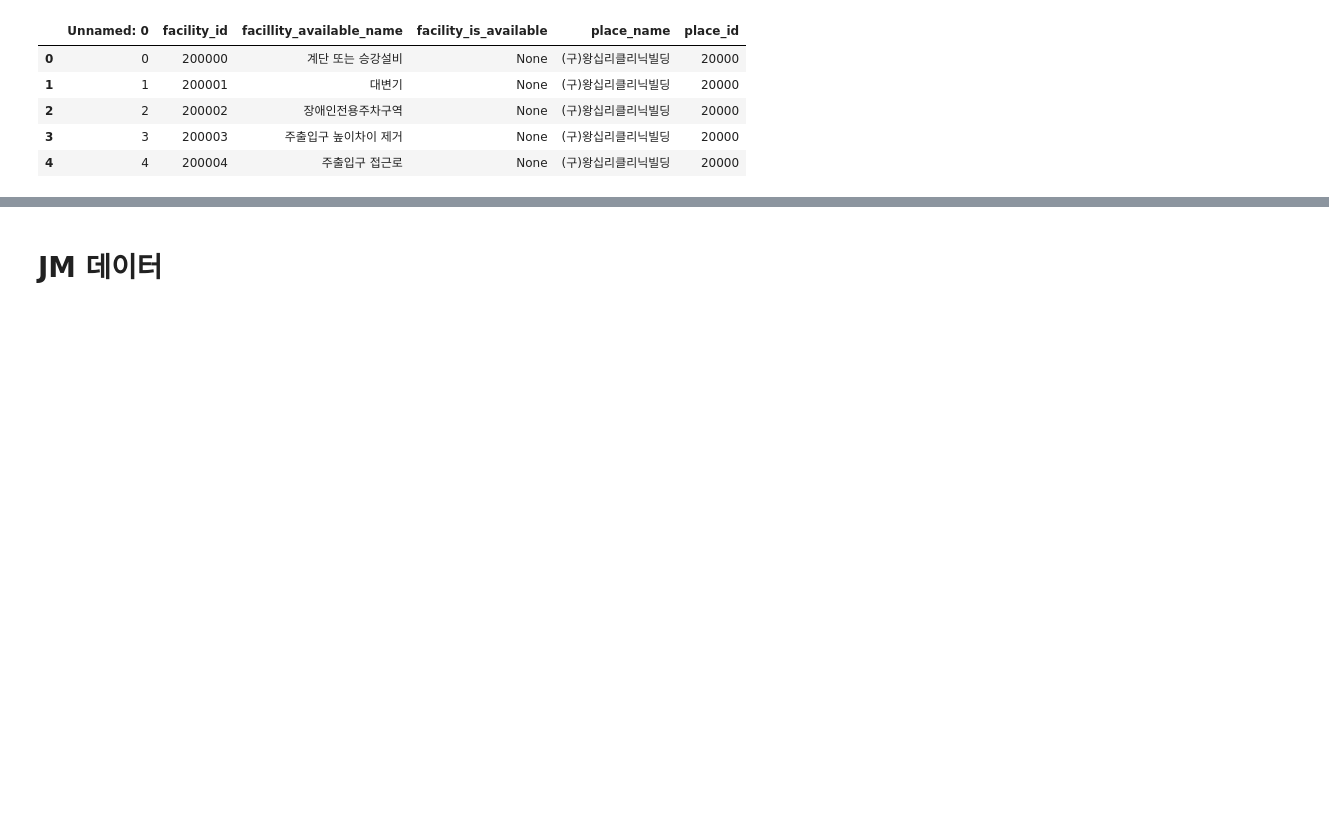
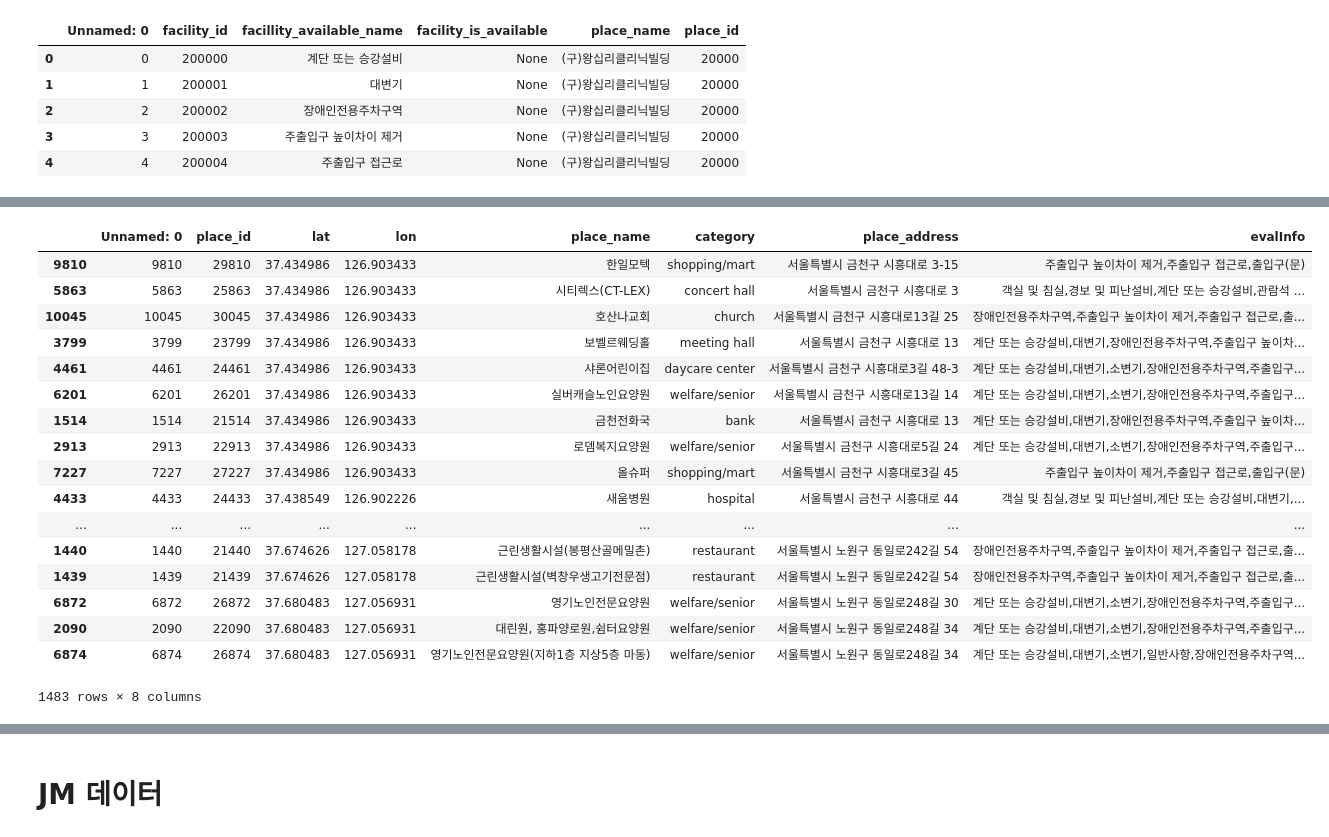
Before and after one commit to BigDataCampus/fresh, a Jupyter notebook: DataMakefile.ipynb, the cells around one changed output, grey strips where cells are left out. Drawn from its saved outputs; the diff is of its cells as text; code cells hidden in the pictures; blank space fills up the shorter version.

```diff
--- a/DataMakefile.ipynb
+++ b/DataMakefile.ipynb
@@ -84,0 +101,21 @@ hj_place_facility_available.head()
+# %%
+hj_place[hj_place.duplicated(subset={'lat','lon'},keep=False)].sort_values('lat')
+# %% [output]
+|  | Unnamed: 0 | place_id | lat | lon | place_name | category | place_address | evalInfo |
+| 9810 | 9810 | 29810 | 37.434986 | 126.903433 | 한일모텍 | shopping/mart | 서울특별시 금천구 시흥대로 3-15 | 주출입구 높이차이 제거,주출입구 접근로,출입구(문) |
+| 5863 | 5863 | 25863 | 37.434986 | 126.903433 | 시티렉스(CT-LEX) | concert hall | 서울특별시 금천구 시흥대로 3 | 객실 및 침실,경보 및 피난설비,계단 또는 승강설비,관람석 ... |
+| 10045 | 10045 | 30045 | 37.434986 | 126.903433 | 호산나교회 | church | 서울특별시 금천구 시흥대로13길 25 | 장애인전용주차구역,주출입구 높이차이 제거,주출입구 접근로,출... |
+| 3799 | 3799 | 23799 | 37.434986 | 126.903433 | 보벨르웨딩홀 | meeting hall | 서울특별시 금천구 시흥대로 13 | 계단 또는 승강설비,대변기,장애인전용주차구역,주출입구 높이차... |
+| 4461 | 4461 | 24461 | 37.434986 | 126.903433 | 샤론어린이집 | daycare center | 서울특별시 금천구 시흥대로3길 48-3 | 계단 또는 승강설비,대변기,소변기,장애인전용주차구역,주출입구... |
+| 6201 | 6201 | 26201 | 37.434986 | 126.903433 | 실버캐슬노인요양원 | welfare/senior | 서울특별시 금천구 시흥대로13길 14 | 계단 또는 승강설비,대변기,소변기,장애인전용주차구역,주출입구... |
+| 1514 | 1514 | 21514 | 37.434986 | 126.903433 | 금천전화국 | bank | 서울특별시 금천구 시흥대로 13 | 계단 또는 승강설비,대변기,장애인전용주차구역,주출입구 높이차... |
+| 2913 | 2913 | 22913 | 37.434986 | 126.903433 | 로뎀복지요양원 | welfare/senior | 서울특별시 금천구 시흥대로5길 24 | 계단 또는 승강설비,대변기,소변기,장애인전용주차구역,주출입구... |
+| 7227 | 7227 | 27227 | 37.434986 | 126.903433 | 올슈퍼 | shopping/mart | 서울특별시 금천구 시흥대로3길 45 | 주출입구 높이차이 제거,주출입구 접근로,출입구(문) |
+| 4433 | 4433 | 24433 | 37.438549 | 126.902226 | 새움병원 | hospital | 서울특별시 금천구 시흥대로 44 | 객실 및 침실,경보 및 피난설비,계단 또는 승강설비,대변기,... |
+| ... | ... | ... | ... | ... | ... | ... | ... | ... |
+| 1440 | 1440 | 21440 | 37.674626 | 127.058178 | 근린생활시설(봉평산골메밀촌) | restaurant | 서울특별시 노원구 동일로242길 54 | 장애인전용주차구역,주출입구 높이차이 제거,주출입구 접근로,출... |
+| 1439 | 1439 | 21439 | 37.674626 | 127.058178 | 근린생활시설(벽창우생고기전문점) | restaurant | 서울특별시 노원구 동일로242길 54 | 장애인전용주차구역,주출입구 높이차이 제거,주출입구 접근로,출... |
+| 6872 | 6872 | 26872 | 37.680483 | 127.056931 | 영기노인전문요양원 | welfare/senior | 서울특별시 노원구 동일로248길 30 | 계단 또는 승강설비,대변기,소변기,장애인전용주차구역,주출입구... |
+| 2090 | 2090 | 22090 | 37.680483 | 127.056931 | 대린원, 홍파양로원,쉼터요양원 | welfare/senior | 서울특별시 노원구 동일로248길 34 | 계단 또는 승강설비,대변기,소변기,장애인전용주차구역,주출입구... |
+| 6874 | 6874 | 26874 | 37.680483 | 127.056931 | 영기노인전문요양원(지하1층 지상5층 마동) | welfare/senior | 서울특별시 노원구 동일로248길 34 | 계단 또는 승강설비,대변기,소변기,일반사항,장애인전용주차구역... |
+1483 rows × 8 columns
```
Also changed, not shown: parts of 14 cells of this notebook, 2 other files.
